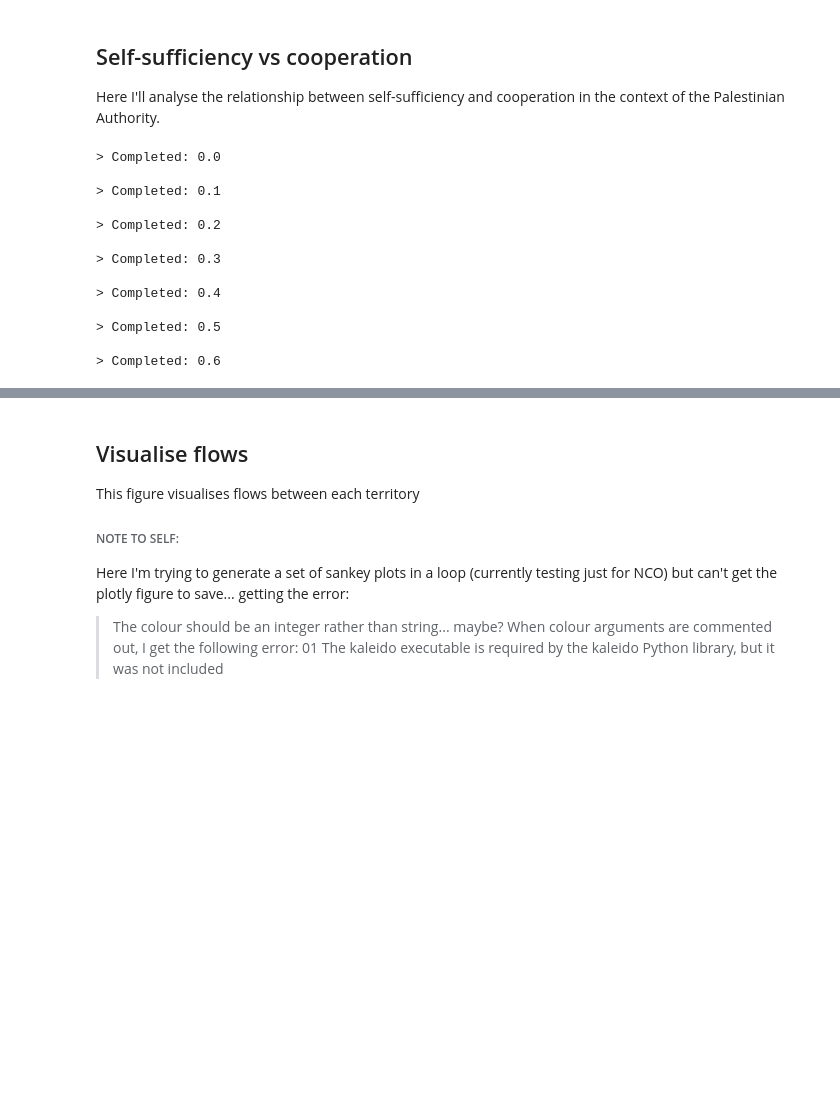
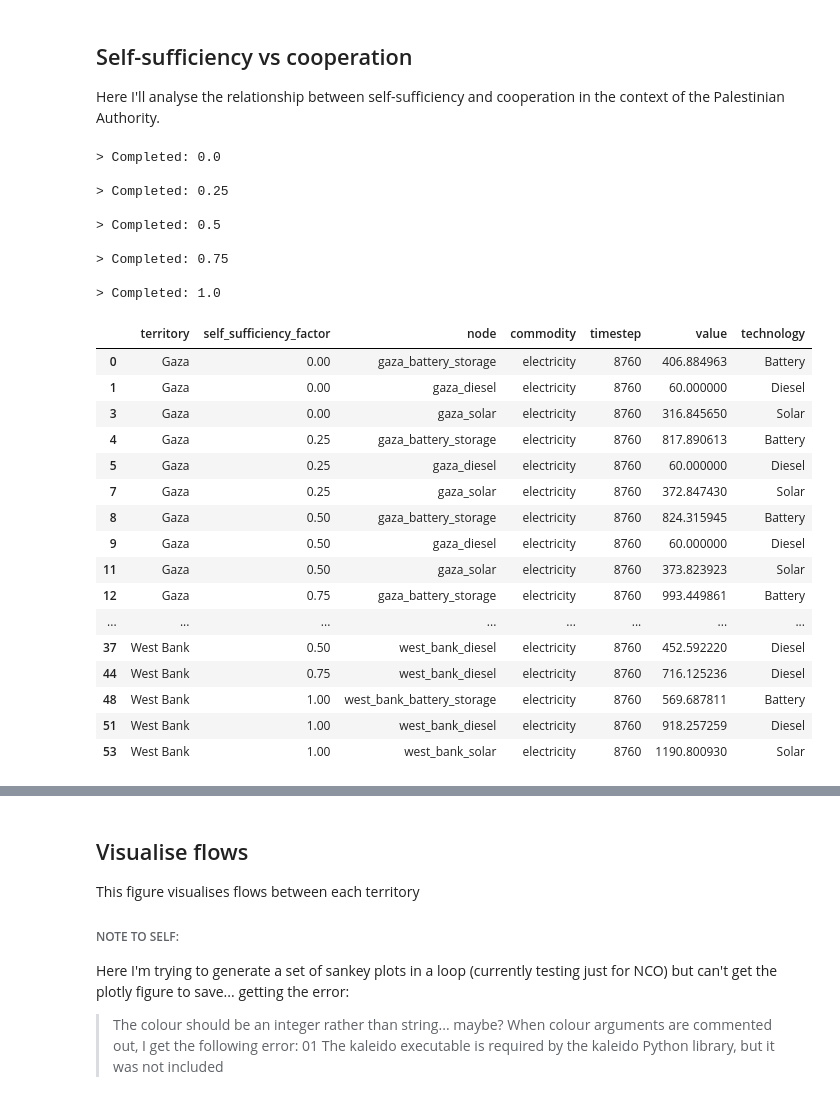
Before and after one commit to amanmajid/nextra, a Jupyter notebook: analysis/icae-results.ipynb, the cells around one changed output, grey strips where cells are left out. Cells and saved outputs as stored; diff of their text form; code cells hidden in the pictures; blank space fills up the shorter version.

```diff
--- a/analysis/icae-results.ipynb
+++ b/analysis/icae-results.ipynb
@@ -435,7 +435,7 @@ save_figures=True
 
 infrasim_init_directories()
 
-ss_factors = [i/100 for i in np.arange(0, 105, 10).tolist()]
+ss_factors = [i/100 for i in np.arange(0, 105, 25).tolist()]
 
 results = {}
 for s in ss_factors:
@@ -464,27 +464,38 @@ for s in ss_factors:
     except:
         print('> FAILED! ' + str(s))
         os.system('say "Scenario failed"')
-
-print('> Done.')
 # %% [output]
 > Completed: 0.0
 
-> Completed: 0.1
-
-> Completed: 0.2
-
-> Completed: 0.3
-
-> Completed: 0.4
+> Completed: 0.25
 
 > Completed: 0.5
 
-> Completed: 0.6
+> Completed: 0.75
+
+> Completed: 1.0
 # %%
 capacities = merge_capacity_data(results)
-capacities = capacities.groupby(by=['territory','self_sufficiency_factor']).max().reset_index()
-
-sns.lineplot(x='self_sufficiency_factor',
-             y='value',
-             hue='territory',
-             data=capacities)
+capacities = capacities.groupby(by=['territory','self_sufficiency_factor','node']).max().reset_index()
+capacities = capacities.loc[capacities.territory.isin(['Gaza','West Bank'])].reset_index(drop=True)
+#capacities = capacities.groupby(by=['territory','self_sufficiency_factor']).sum().reset_index()
+capacities = capacities.loc[capacities.value>0]
+capacities
+# %% [output]
+|  | territory | self_sufficiency_factor | node | commodity | timestep | value | technology |
+| 0 | Gaza | 0.00 | gaza_battery_storage | electricity | 8760 | 406.884963 | Battery |
+| 1 | Gaza | 0.00 | gaza_diesel | electricity | 8760 | 60.000000 | Diesel |
+| 3 | Gaza | 0.00 | gaza_solar | electricity | 8760 | 316.845650 | Solar |
+| 4 | Gaza | 0.25 | gaza_battery_storage | electricity | 8760 | 817.890613 | Battery |
+| 5 | Gaza | 0.25 | gaza_diesel | electricity | 8760 | 60.000000 | Diesel |
+| 7 | Gaza | 0.25 | gaza_solar | electricity | 8760 | 372.847430 | Solar |
+| 8 | Gaza | 0.50 | gaza_battery_storage | electricity | 8760 | 824.315945 | Battery |
+| 9 | Gaza | 0.50 | gaza_diesel | electricity | 8760 | 60.000000 | Diesel |
+| 11 | Gaza | 0.50 | gaza_solar | electricity | 8760 | 373.823923 | Solar |
+| 12 | Gaza | 0.75 | gaza_battery_storage | electricity | 8760 | 993.449861 | Battery |
+| ... | ... | ... | ... | ... | ... | ... | ... |
+| 37 | West Bank | 0.50 | west_bank_diesel | electricity | 8760 | 452.592220 | Diesel |
+| 44 | West Bank | 0.75 | west_bank_diesel | electricity | 8760 | 716.125236 | Diesel |
+| 48 | West Bank | 1.00 | west_bank_battery_storage | electricity | 8760 | 569.687811 | Battery |
+| 51 | West Bank | 1.00 | west_bank_diesel | electricity | 8760 | 918.257259 | Diesel |
+| 53 | West Bank | 1.00 | west_bank_solar | electricity | 8760 | 1190.800930 | Solar |
```
Also changed, not shown: parts of 2 cells of this notebook, 1 other file.
